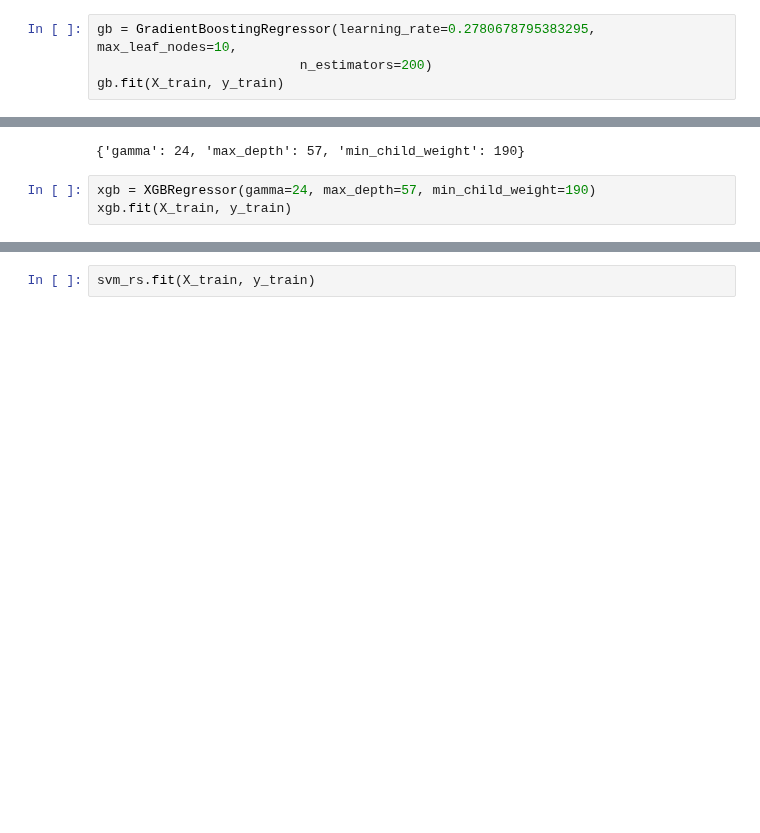
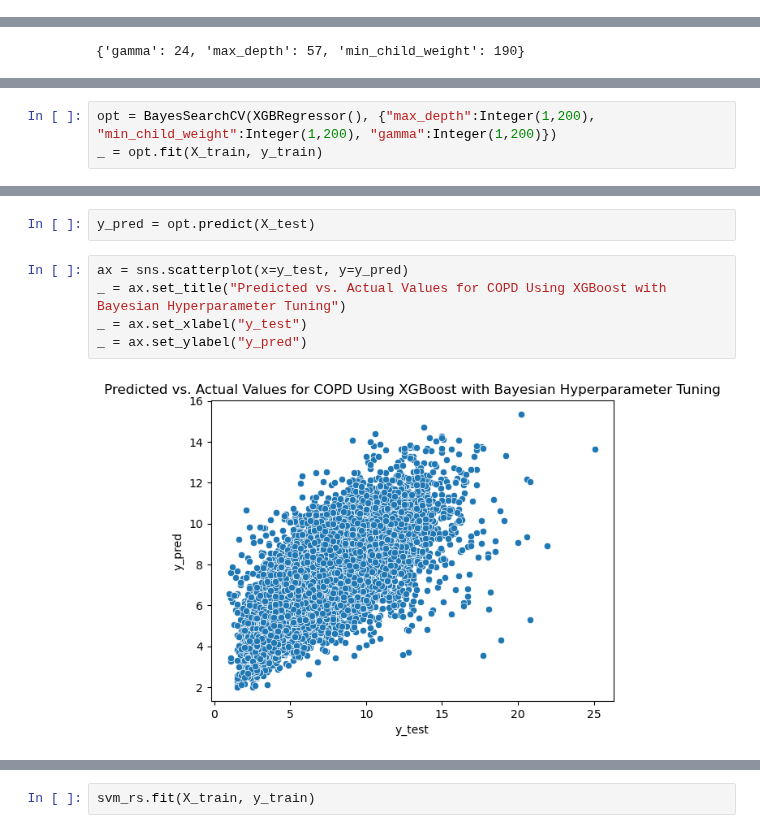
Before and after one commit to keb101/Image-Classification-Indian-Clothing, a Jupyter notebook: Capstone_Two/notebooks/Modeling/Modeling_COPD.ipynb, the cells around one changed output, grey strips where cells are left out. Drawn from its saved outputs; the diff is of its cells as text; blank space fills up the shorter version.

```diff
--- a/Capstone_Two/notebooks/Modeling/Modeling_COPD.ipynb
+++ b/Capstone_Two/notebooks/Modeling/Modeling_COPD.ipynb
@@ -226,7 +247,3 @@ rs.best_estimator_
 # %% [output]
 GradientBoostingRegressor(learning_rate=0.2780678795383295, max_leaf_nodes=10,
                           n_estimators=200)
-# %%
-gb = GradientBoostingRegressor(learning_rate=0.2780678795383295, max_leaf_nodes=10,
-                          n_estimators=200)
-gb.fit(X_train, y_train)
@@ -308,6 +324,3 @@ RandomizedSearchCV(estimator=XGBRegressor(base_score=None, booster=None,
 rs.best_params_
 # %% [output]
 {'gamma': 24, 'max_depth': 57, 'min_child_weight': 190}
-# %%
-xgb = XGBRegressor(gamma=24, max_depth=57, min_child_weight=190)
-xgb.fit(X_train, y_train)
@@ -339,0 +341,3 @@ This is slightly better than XGBoost without tuning the hyperparameters, but it
+# %%
+opt = BayesSearchCV(XGBRegressor(), {"max_depth":Integer(1,200), "min_child_weight":Integer(1,200), "gamma":Integer(1,200)})
+_ = opt.fit(X_train, y_train)
@@ -339,0 +358,9 @@ This is slightly better than XGBoost without tuning the hyperparameters, but it
+# %%
+y_pred = opt.predict(X_test)
+# %%
+ax = sns.scatterplot(x=y_test, y=y_pred)
+_ = ax.set_title("Predicted vs. Actual Values for COPD Using XGBoost with Bayesian Hyperparameter Tuning")
+_ = ax.set_xlabel("y_test")
+_ = ax.set_ylabel("y_pred")
+# %% [output]
+[figure, added]
```
Also changed, not shown: parts of 67 cells of this notebook, 10 other files.
